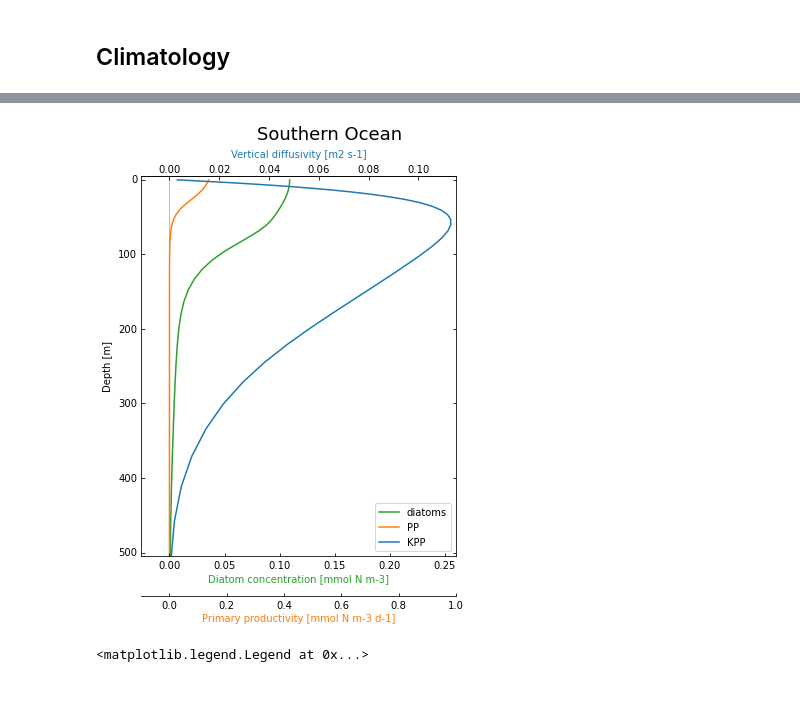
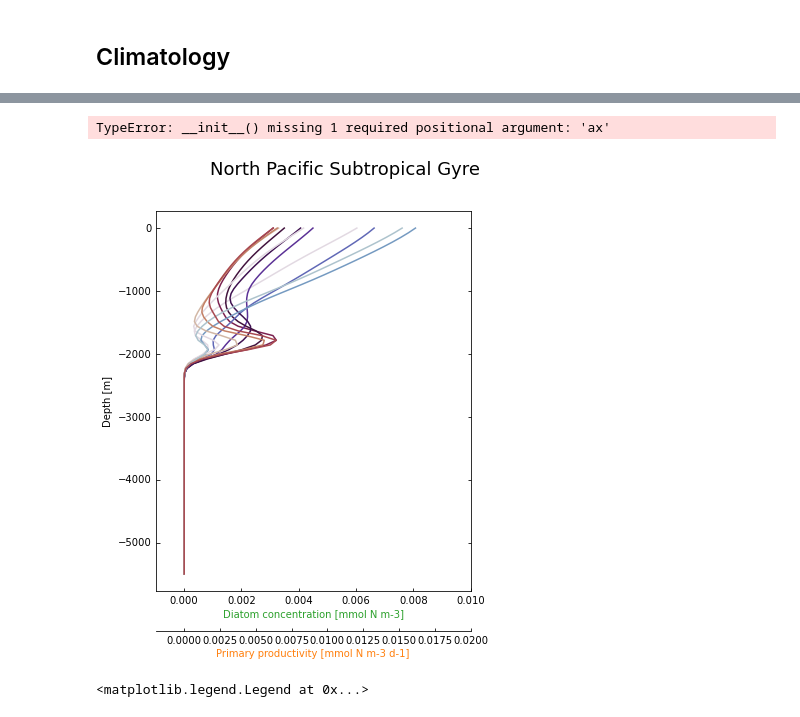
Before and after one commit to OceanParcels/biofouling_3dtransport_2, a Jupyter notebook: Analysis/Climatology.ipynb, the cells around one changed output, grey strips where cells are left out. Drawn from its saved outputs; the diff is of its cells as text; code cells hidden in the pictures.

Commit message:
added figures and analysis after review

```diff
--- a/Analysis/Climatology.ipynb
+++ b/Analysis/Climatology.ipynb
@@ -21,9 +24,18 @@ regions = {'EqPac': 'Equatorial Pacific',
            'NPSG': 'North Pacific Subtropical Gyre'}
 # %%
 yr = '2004'
-dirread_NEMO = '/data/oceanparcels/input_data/NEMO-MEDUSA/ORCA0083-N006/means/'
-tsfiles_NEMO = sorted(glob(dirread_NEMO+'ORCA0083-N06_'+yr+'*d05T.nc'))
-ds_ts_NEMO = xr.open_dataset(tsfiles_NEMO[0])
+mn = '01'
+# dirread_NEMO = '/data/oceanparcels/input_data/NEMO-MEDUSA/ORCA0083-N006/means/'
+# tsfiles_NEMO = sorted(glob(dirread_NEMO+'ORCA0083-N06_'+yr+'*d05T.nc'))
+# ds_ts_NEMO = xr.open_dataset(tsfiles_NEMO[0])
 # %%
-region='SO'
+region='NPSG'
+# %%
+pp_array = np.zeros((12,75))
+d_array = np.zeros((12,75))
+for i in np.arange(1,13):
+    mn =str(i).zfill(2)
+    climatology = np.load(datadir+region+'_climatology'+yr+mn+'.npy')
+    d_array[i-1] = climatology[0]
+    pp_array[i-1] = climatology[1]
 # %%
@@ -32,3 +44,6 @@ climatology = np.load('/data/oceanparcels/output_data/data_Reint/'+region+'_clim
 D_profile = climatology[0]
 PP_profile = climatology[1]
 kpp_profile = climatology[2]
+# %%
+# depth = np.linspace(0, -5500,75)
+depth = [-0.51, -1.56, -2.67, -3.86, -5.14, -6.54, -8.09, -9.82, -11.77, -13.99, -16.53, -19.43, -22.76, -26.56, -30.87, -35.74, -41.18, -47.21, -53.85, -61.11, -69.02, -77.61, -86.93, -97.04, -108.03, -120, -133.08, -147.41, -163.16, -180.55, -199.79, -221.14, -244.89, -271.36, -300.89, -333.86, -370.69, -411.79, -457.63, -508.64, -565.29, 628.03, -697.26, -773.37, -856.68, -947.45, -1045.85, -1151.99, -1265.86, -1387.38, -1516.36, -1652.57, -1795.67, -1945.30, -2101.03, -2262.42, -2429.03, -2600.38, -2776.04, -2955.57, -3138.56, -3324.64, -3513.45, -3704.66, -3897.98, -4093.16, -4289.95, -4488.15, -4687.58, -4888.07, -5089.48, -5291.68, -5494.58, -5698.06, -5902.06]
@@ -35,47 +79,58 @@ kpp_profile = climatology[2]
 # %%
 fig = plt.figure(figsize=(7,7), constrained_layout=True)
 fig.suptitle(regions[region], fontsize=18)
 
 host = host_subplot(111, axes_class=AA.Axes)
 plt.subplots_adjust(right=0.75)
 
 par1 = host.twiny()
-par2 = host.twiny()
+# par2 = host.twiny()
 
 offset = 40
 new_fixed_axis = par1.get_grid_helper().new_fixed_axis
 par1.axis["bottom"] = new_fixed_axis(loc="bottom",
                                     axes=par1,
                                     offset=(0, -offset))
 
 par1.axis["bottom"].toggle(all=True)
 par1.axis["top"].toggle(all=False)
-par2.axis["top"].toggle(all=True)
+# par2.axis["top"].toggle(all=True)
 
-host.set_ylim(505, -5)
+# host.set_ylim(505, -5)
 # host.set_ylim(205, -5)
 
 host.set_xlabel("Diatom concentration [mmol N m-3]")
 host.set_ylabel("Depth [m]")
 par1.set_xlabel("Primary productivity [mmol N m-3 d-1]")
-par2.set_xlabel("Vertical diffusivity [m2 s-1]")
+# par2.set_xlabel("Vertical diffusivity [m2 s-1]")
 
-p1, = host.plot(D_profile, ds_ts_NEMO['deptht'], c='tab:green', label='diatoms')
-p2, = par1.plot(PP_profile, ds_ts_NEMO['deptht'], c='tab:orange', label='PP')
-p3, = par2.plot(kpp_profile, ds_ts_NEMO['deptht'], c='tab:blue', label='KPP')
+# host.plot(d_array.T, depth, c='tab:green', label='diatoms')
+n = 12
+colors = plt.cm.twilight(np.linspace(0,1,n))
 
-host.set_xlim(-0.026,0.26)
-par1.set_xlim(-0.1,1)
-par2.set_xlim(-0.0115,0.115)
+for i in range(12):
+    par1.plot(pp_array[i], depth, color=colors[i], label='PP')
+# p3, = par2.plot(kpp_profile, ds_ts_NEMO['deptht'], c='tab:blue', label='KPP')
 
-host.vlines(0,-10,210,color='silver',linewidth=1)
-host.legend(loc = 'lower right')
+host.set_xlim(-0.001,0.01)
+par1.set_xlim(-0.002,0.02)
+# par2.set_xlim(-0.0115,0.115)
 
-host.axis["bottom"].label.set_color(p1.get_color())
+# host.vlines(0,-10,210,color='silver',linewidth=1)
+# host.legend(loc = 'lower right')
+
+host.axis["bottom"].label.set_color('tab:green')
 par1.axis["bottom"].label.set_color(p2.get_color())
-par2.axis["top"].label.set_color(p3.get_color())
+# par2.axis["top"].label.set_color(p3.get_color())
+cmap = plt.cm.twilight
+norm = mpl.colors.Normalize(vmin=1, vmax=12)
+
+cb1 = mpl.colorbar.ColorbarBase(cmap=cmap,
+                                norm=norm,
+                                orientation='horizontal')
 # %% [output]
+TypeError: __init__() missing 1 required positional argument: 'ax'
-[figure, old version]
+[figure, new version]
 # %%
 climatology_SO = np.load('/data/oceanparcels/output_data/data_Reint/SO_climatology.npy')
 climatology_EqPac = np.load('/data/oceanparcels/output_data/data_Reint/EqPac_climatology.npy')
```
Also changed, not shown: parts of 4 cells of this notebook, 5 other files.
